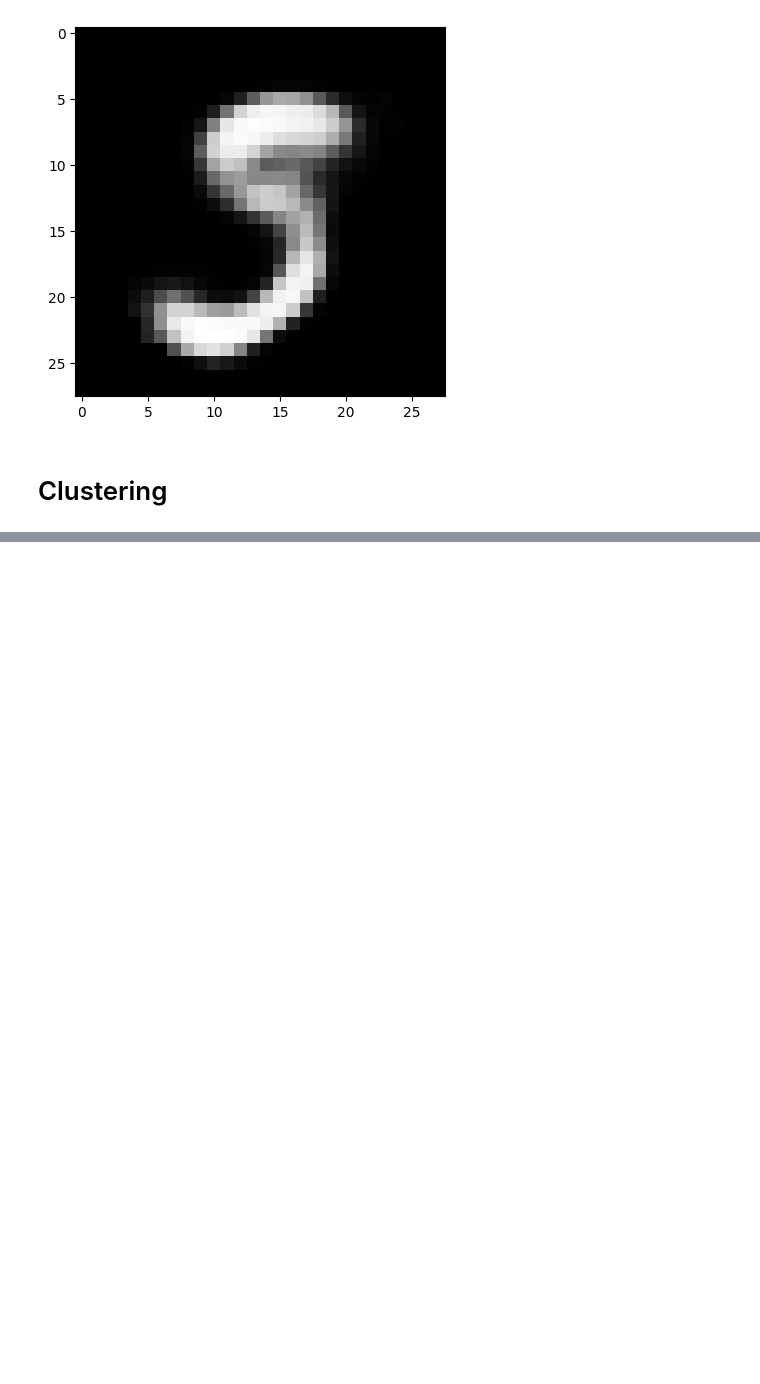
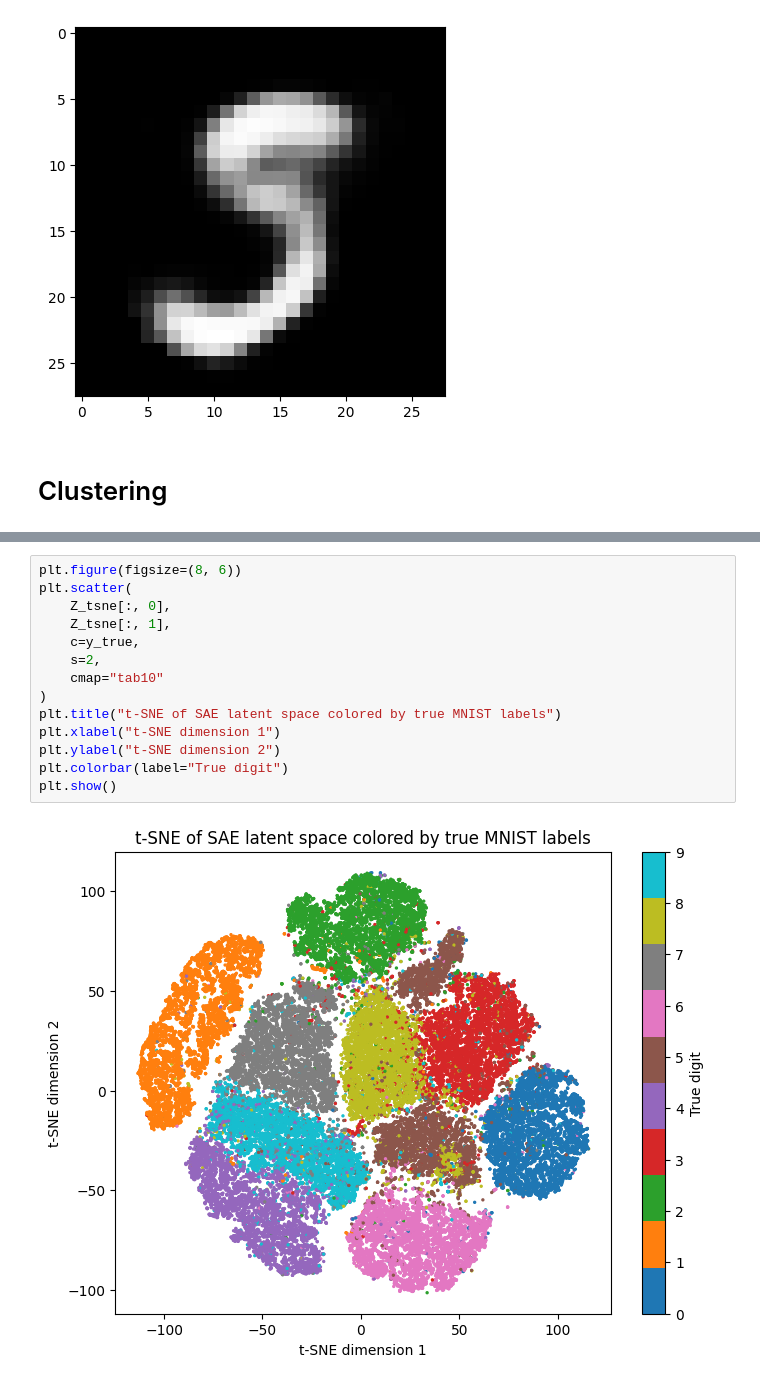
Before and after one commit to raigeki49/Introduction-to-Deep-Learning-Project, a Jupyter notebook: minst_sigmoid.ipynb, the cells around one changed output, grey strips where cells are left out. Cells and saved outputs as stored; diff of their text form; blank space fills up the shorter version.

```diff
--- a/minst_sigmoid.ipynb
+++ b/minst_sigmoid.ipynb
@@ -567,0 +698,16 @@ plt.show()
+# %%
+plt.figure(figsize=(8, 6))
+plt.scatter(
+    Z_tsne[:, 0],
+    Z_tsne[:, 1],
+    c=y_true,
+    s=2,
+    cmap="tab10"
+)
+plt.title("t-SNE of SAE latent space colored by true MNIST labels")
+plt.xlabel("t-SNE dimension 1")
+plt.ylabel("t-SNE dimension 2")
+plt.colorbar(label="True digit")
+plt.show()
+# %% [output]
+[figure, added]
```
Also changed, not shown: parts of 12 cells of this notebook, 3 other files.
